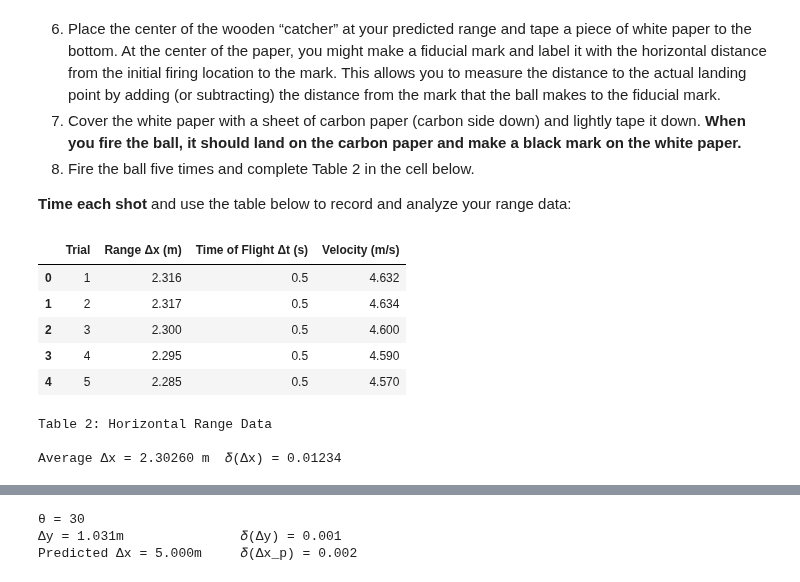
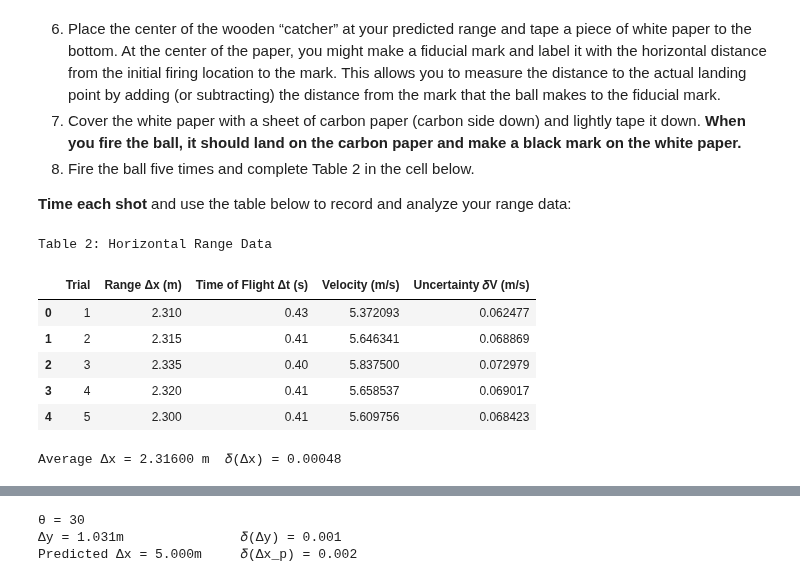
Before and after one commit to brash99/PhysicsLabs, a Jupyter notebook: PHYS201L/JupyterNotebooks/Lab3/NewData_Lab3.ipynb, the cells around one changed output, grey strips where cells are left out. Drawn from its saved outputs; the diff is of its cells as text; code cells hidden in the pictures.

```diff
--- a/PHYS201L/JupyterNotebooks/Lab3/NewData_Lab3.ipynb
+++ b/PHYS201L/JupyterNotebooks/Lab3/NewData_Lab3.ipynb
@@ -304,7 +304,7 @@ Predicted Δx = 5.000 m     𝛿(Δx_p) = 0.002
 # Table 2: Horizontal Range Data
 
 # Create an empty numpy array to hold the raw data
-raw_data_2 = np.empty((5,4))
+raw_data_2 = np.empty((5,5))
 
 # Set the trial number column identifiers for each Trial
 raw_data_2[0][0]=1
@@ -317,50 +317,54 @@ raw_data_2[4][0]=5
 df2 = pd.DataFrame(raw_data_2, columns=["Trial",
                                         "Range Δx (m)",
                                         "Time of Flight Δt (s)",
-                                       "Velocity (m/s)"])
+                                       "Velocity (m/s)",
+                                       "Uncertainty 𝛿V (m/s)"])
 df2['Trial'] = df2['Trial'].astype(int)
 
 
 #### Enter Raw Data Here!!!!!!!!!!!!!! ####
 
 # Horizontal Distance Traveled (m)
-#-------------Trial -----1-----2-----3-----4-----5--
-df2['Range Δx (m)'] = [2.316,2.317,2.300,2.295,2.285]
+#-------------Trial ---------1-----2-----3-----4-----5--
+df2['Range Δx (m)']     = [2.310,2.315,2.335,2.320,2.300]
+Unc_range = [0.0005, 0.0005, 0.0005, 0.0005, 0.0005]
 
 # Time for each trial (s)
-#-------------Trial -------------1---2---3---4---5--
-df2['Time of Flight Δt (s)'] = [0.5,0.5,0.5,0.5,0.5]
+#-------------Trial -------------1-----2----3----4----5--
+df2['Time of Flight Δt (s)'] = [0.43,0.41,0.40,0.41,0.41]
+Unc_time = [0.005, 0.005, 0.005, 0.005, 0.005]
 
 ###########################################
 
 
 # From equation 1 in the theory section
 df2['Velocity (m/s)'] = df2['Range Δx (m)']/df2['Time of Flight Δt (s)']
+df2["Uncertainty 𝛿V (m/s)"] = df2['Velocity (m/s)'] * np.sqrt((np.array(Unc_range/df2['Range Δx (m)'])**2)+
+                               np.array(Unc_time/df2['Time of Flight Δt (s)'])**2)
 
 
 # Calculates the average Δx
 hor_av_Delta_x = sum(df2['Range Δx (m)'])/len(df2['Range Δx (m)'])
 
-# Calculates 𝛿(Δx) by using the standard deviation
-hor_unc_range = np.std(df2['Range Δx (m)'])
+# Calculates Uncertainty 𝛿(Δx)
+hor_unc_range = np.sqrt(np.sum((np.array(Unc_range)/np.array(df2['Range Δx (m)']))**2))
 
 
 # Display the dataframe
 from IPython.display import display
+print ("Table 2: Horizontal Range Data")
 display(df2)
-print ("Table 2: Horizontal Range Data")
 print("")
 print("Average Δx = %0.5f m  𝛿(Δx) = %0.5f" % (hor_av_Delta_x,hor_unc_range))
 # %% [output]
+Table 2: Horizontal Range Data
-|  | Trial | Range Δx (m) | Time of Flight Δt (s) | Velocity (m/s) |
-| 0 | 1 | 2.316 | 0.5 | 4.632 |
-| 1 | 2 | 2.317 | 0.5 | 4.634 |
-| 2 | 3 | 2.300 | 0.5 | 4.600 |
-| 3 | 4 | 2.295 | 0.5 | 4.590 |
-| 4 | 5 | 2.285 | 0.5 | 4.570 |
+|  | Trial | Range Δx (m) | Time of Flight Δt (s) | Velocity (m/s) | Uncertainty 𝛿V (m/s) |
+| 0 | 1 | 2.310 | 0.43 | 5.372093 | 0.062477 |
+| 1 | 2 | 2.315 | 0.41 | 5.646341 | 0.068869 |
+| 2 | 3 | 2.335 | 0.40 | 5.837500 | 0.072979 |
+| 3 | 4 | 2.320 | 0.41 | 5.658537 | 0.069017 |
+| 4 | 5 | 2.300 | 0.41 | 5.609756 | 0.068423 |
-Table 2: Horizontal Range Data
-
-Average Δx = 2.30260 m  𝛿(Δx) = 0.01234
+Average Δx = 2.31600 m  𝛿(Δx) = 0.00048
 # %% [markdown]
 ## The Angled Shot: Range Prediction and Verification
 <div align="center">
```
Also changed, not shown: parts of 5 cells of this notebook.
